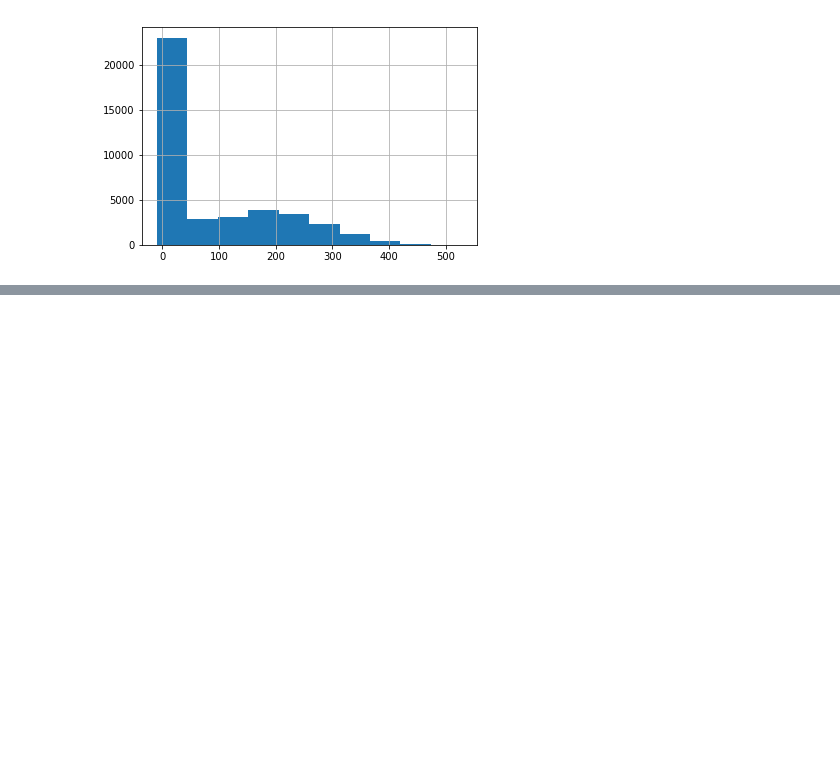
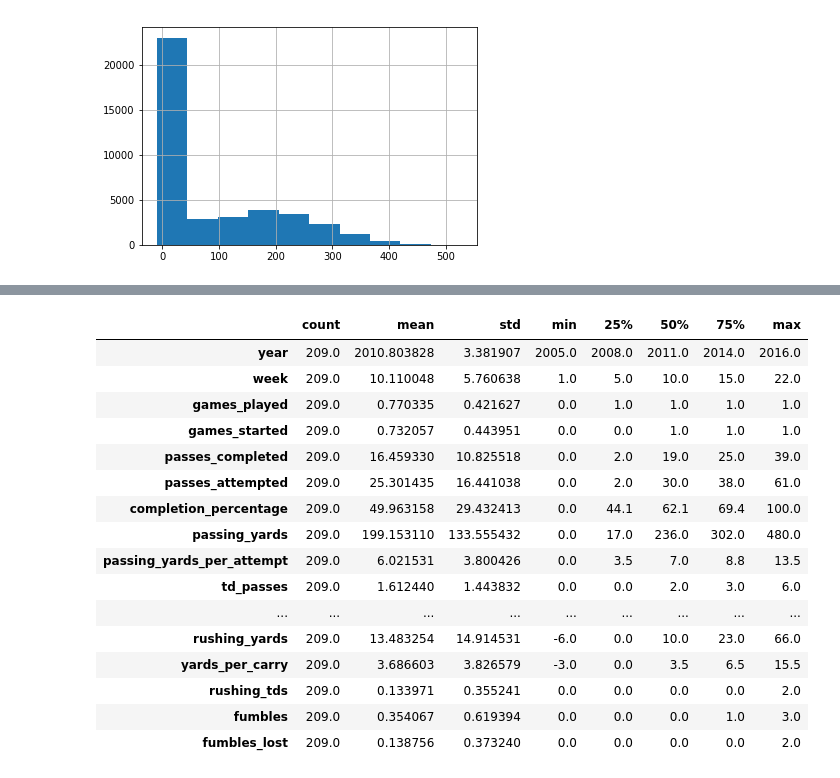
Before and after one commit to ccentola/nfl-eda, a Jupyter notebook: qb_game_logs.ipynb, the cells around one changed output, grey strips where cells are left out. Cells and saved outputs as stored; diff of their text form; code cells hidden in the pictures; blank space fills up the shorter version.

```diff
--- a/qb_game_logs.ipynb
+++ b/qb_game_logs.ipynb
@@ -82,0 +162,21 @@ df['passing_yards'].hist()
+# %%
+mask = (df['name'] == 'Rodgers, Aaron') & (df['season'] != 'Preseason')
+df[mask].describe().T
+# %% [output]
+|  | count | mean | std | min | 25% | 50% | 75% | max |
+| year | 209.0 | 2010.803828 | 3.381907 | 2005.0 | 2008.0 | 2011.0 | 2014.0 | 2016.0 |
+| week | 209.0 | 10.110048 | 5.760638 | 1.0 | 5.0 | 10.0 | 15.0 | 22.0 |
+| games_played | 209.0 | 0.770335 | 0.421627 | 0.0 | 1.0 | 1.0 | 1.0 | 1.0 |
+| games_started | 209.0 | 0.732057 | 0.443951 | 0.0 | 0.0 | 1.0 | 1.0 | 1.0 |
+| passes_completed | 209.0 | 16.459330 | 10.825518 | 0.0 | 2.0 | 19.0 | 25.0 | 39.0 |
+| passes_attempted | 209.0 | 25.301435 | 16.441038 | 0.0 | 2.0 | 30.0 | 38.0 | 61.0 |
+| completion_percentage | 209.0 | 49.963158 | 29.432413 | 0.0 | 44.1 | 62.1 | 69.4 | 100.0 |
+| passing_yards | 209.0 | 199.153110 | 133.555432 | 0.0 | 17.0 | 236.0 | 302.0 | 480.0 |
+| passing_yards_per_attempt | 209.0 | 6.021531 | 3.800426 | 0.0 | 3.5 | 7.0 | 8.8 | 13.5 |
+| td_passes | 209.0 | 1.612440 | 1.443832 | 0.0 | 0.0 | 2.0 | 3.0 | 6.0 |
+| ... | ... | ... | ... | ... | ... | ... | ... | ... |
+| rushing_yards | 209.0 | 13.483254 | 14.914531 | -6.0 | 0.0 | 10.0 | 23.0 | 66.0 |
+| yards_per_carry | 209.0 | 3.686603 | 3.826579 | -3.0 | 0.0 | 3.5 | 6.5 | 15.5 |
+| rushing_tds | 209.0 | 0.133971 | 0.355241 | 0.0 | 0.0 | 0.0 | 0.0 | 2.0 |
+| fumbles | 209.0 | 0.354067 | 0.619394 | 0.0 | 0.0 | 0.0 | 1.0 | 3.0 |
+| fumbles_lost | 209.0 | 0.138756 | 0.373240 | 0.0 | 0.0 | 0.0 | 0.0 | 2.0 |
```
Also changed, not shown: parts of 5 cells of this notebook, 1 other file.
